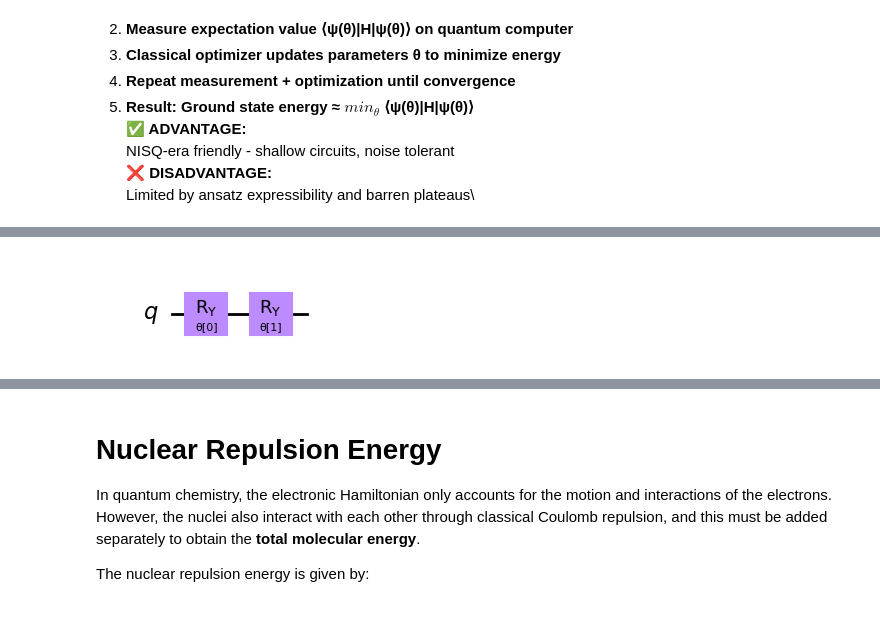
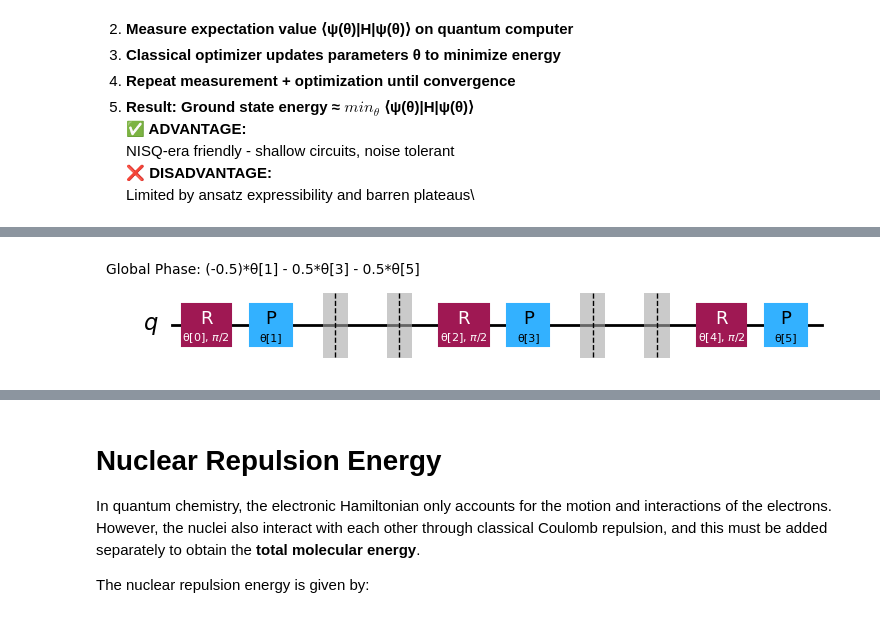
Before and after one commit to mforgo/Quantum-Examples, a Jupyter notebook: Circuits/VQE.ipynb, the cells around one changed output, grey strips where cells are left out. Cells and saved outputs as stored; diff of their text form; code cells hidden in the pictures.

```diff
--- a/Circuits/VQE.ipynb
+++ b/Circuits/VQE.ipynb
@@ -410,26 +410,81 @@ NISQ-era friendly - shallow circuits, noise tolerant\
 Limited by ansatz expressibility and barren plateaus\
 # %%
 from qiskit.quantum_info import SparsePauliOp
-from qiskit_algorithms import VQE
-from qiskit_algorithms.optimizers import SLSQP
-from qiskit.primitives import Estimator
 from qiskit.circuit.library import TwoLocal
+from scipy.optimize import minimize
+from qiskit.primitives import StatevectorEstimator
 
 # Define Hamiltonian for H atom: H = -0.5 * Z
-H = SparsePauliOp.from_list([('Z', -0.5), ('I', 0.)])
-print(f"Qiskit SparsePauliOp: {H}")
+hamiltonian = SparsePauliOp.from_list([('Z', -0.5), ('I', 0.)])
+print(f"Qiskit SparsePauliOp: {hamiltonian}")
 
-# Define ansatz (with our psi wave function)
-ansatz = TwoLocal(num_qubits=H.num_qubits, rotation_blocks='ry', entanglement_blocks=None, reps=1)
-ansatz = ansatz.decompose()
+# Exact solution for comparison
+eigenvalues, eigenvectors = np.linalg.eigh(hamiltonian.to_matrix())
+exact_energy = min(eigenvalues)
 
-# Set up VQE
-vqe = VQE(estimator=Estimator(), ansatz=ansatz, optimizer=SLSQP())
-vqe.initial_point = [0.0] * ansatz.num_parameters
 
-# Compute minimum eigenvalue
-result = vqe.compute_minimum_eigenvalue(H)
-print(f'{result.eigenvalue} hartee')
+# ---- Ansatz Circuit ---- #
+# define a simple ansatz circuit with parameterized rotations and entanglement
+ansatz = TwoLocal(
+    num_qubits=hamiltonian.num_qubits,  # 2 qubits for H2
+    rotation_blocks=["ry", "rz"],          # Single-qubit rotations
+    entanglement_blocks="cz",              # Controlled-Z gates
+    entanglement="linear",                 # Linear connectivity
+    reps=2,                               # 2 layers
+    insert_barriers=True
+)
+
+# ---- VQE Simulation ----
+# Run VQE optimization on classical simulator
+def run_vqe_simulation(hamiltonian):
+    """Run VQE optimization on classical simulator"""
+    print("\n=== VQE SIMULATION ===")
+
+    cost_history = [] # To store energy at each iteration
+    iteration_count = [0] # Mutable counter for iterations
+
+    def cost_function(params): # Cost function to minimize
+        estimator = StatevectorEstimator() # Use statevector simulator
+        pub = (ansatz, hamiltonian, params) # Prepare the parameterized circuit
+        job = estimator.run([pub]) # Execute the circuit
+        energy = job.result()[0].data.evs
+
+        cost_history.append(energy) # Store energy
+        iteration_count[0] += 1 # Increment iteration count
+
+        # Print progress every 10 iterations
+        if iteration_count[0] % 10 == 0 or iteration_count[0] <= 5:
+            print(f"  Iteration {iteration_count[0]}: Energy = {energy:.6f} Ha")
+
+        return energy
+
+    # Initialize parameters randomly
+    np.random.seed(42)  # For reproducible results
+    x0 = np.random.uniform(-np.pi, np.pi, ansatz.num_parameters) # Initial parameters
+
+    # Run optimization
+    result = minimize(
+        cost_function,
+        x0,
+        method="COBYLA",
+        options={
+            "maxiter": 100,
+            "rhobeg": 0.1,    # Initial step size
+            "tol": 1e-6       # Convergence tolerance
+        }
+    )
+
+    print(f"\nVQE Results:")
+    print(f"  Final energy: {result.fun:.6f} Ha")
+    print(f"  Exact energy: {exact_energy:.6f} Ha")
+    print(f"  Absolute error: {abs(result.fun - exact_energy):.6f} Ha")
+    print(f"  Relative error: {abs(result.fun - exact_energy)/abs(exact_energy)*100:.4f}%")
+    print(f"  Optimization success: {result.success}")
+    print(f"  Total iterations: {len(cost_history)}")
+
+    return result.x, cost_history, ansatz.decompose().decompose()
+
+_, _, ansatz =run_vqe_simulation(hamiltonian)
 ansatz.draw('mpl') # Draw the ansatz circuit
 # %% [output]
 Qiskit SparsePauliOp: SparsePauliOp(['Z', 'I'],
@@ -438,4 +507,4 @@ Qiskit SparsePauliOp: SparsePauliOp(['Z', 'I'],
-[figure, old version]
+[figure, new version]
 # %% [markdown]
 # 4. Monte Carlo vs VQE: Hydrogen Atom Ground State Energy
 
```
Also changed, not shown: parts of 9 cells of this notebook, 2 other files.
